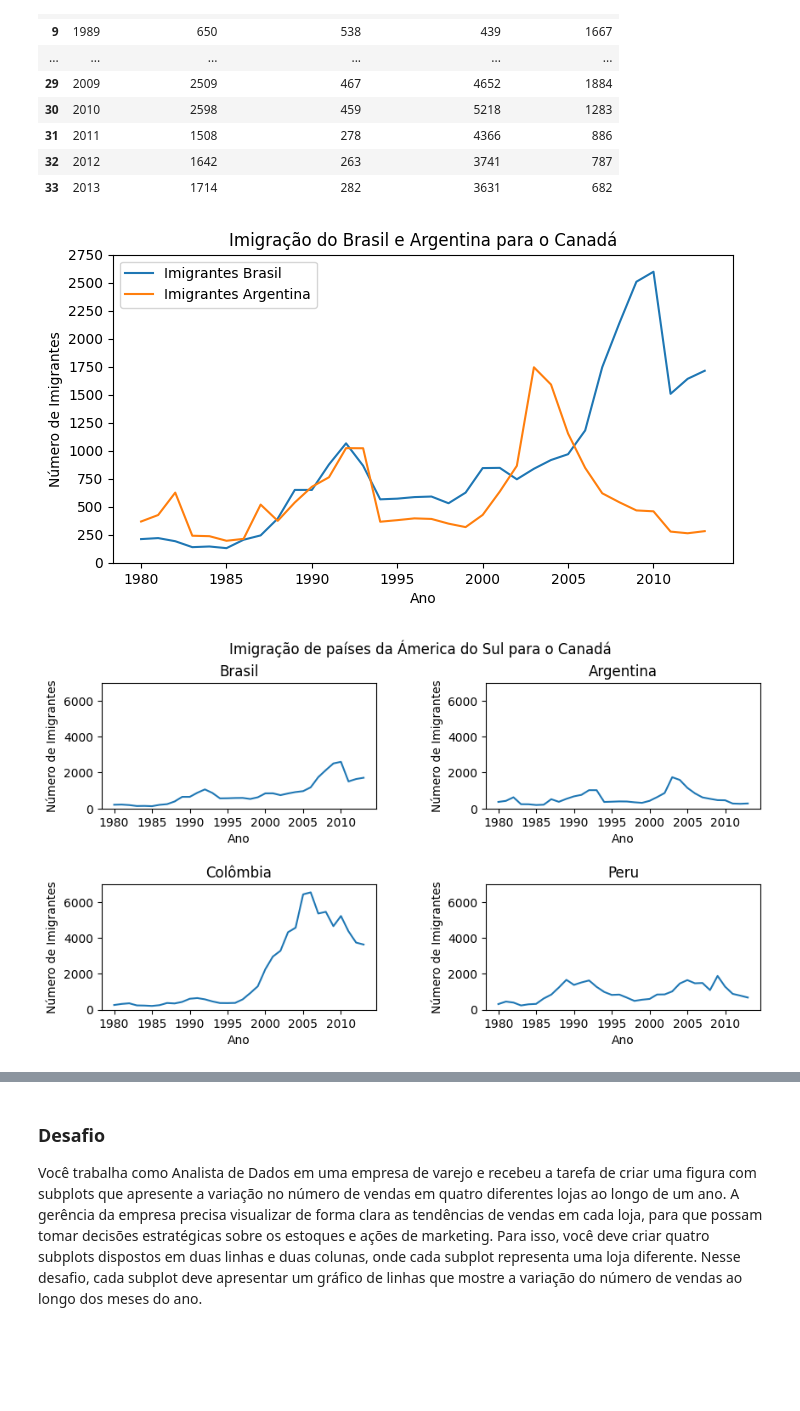
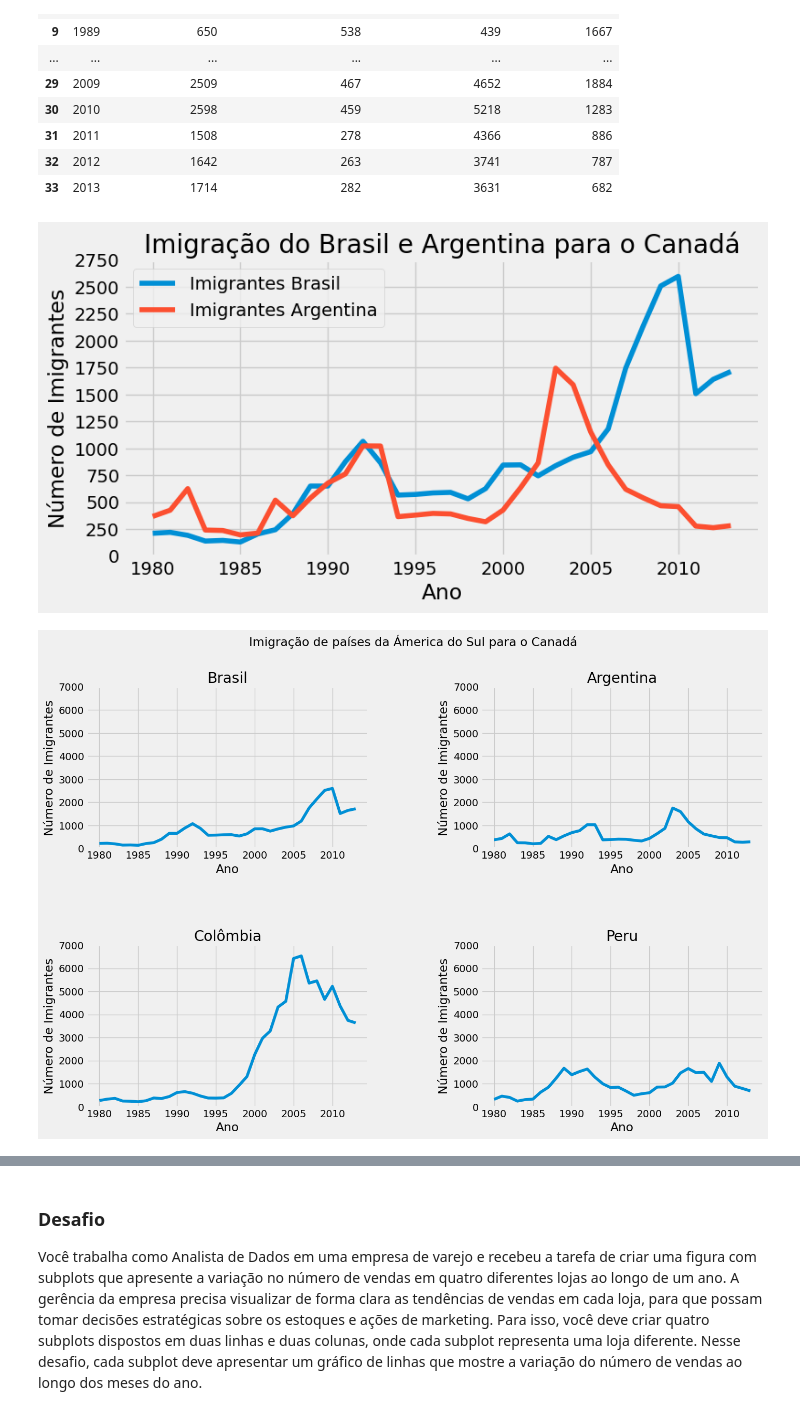
Before and after one commit to joaopfs97/data_science_exploring_data, a Jupyter notebook: data_visualization.ipynb, the cells around one changed output, grey strips where cells are left out. Cells and saved outputs as stored; diff of their text form; code cells hidden in the pictures; blank space fills up the shorter version.

```diff
--- a/data_visualization.ipynb
+++ b/data_visualization.ipynb
@@ -71,20 +71,22 @@ paises
 # %%
 # Construindo gráfico de comparação entre os dois países
 import matplotlib.pyplot as plt
+IPython_default = plt.rcParams.copy()
+plt.style.use('fivethirtyeight')
 plt.figure(figsize=(8,4))
 plt.plot('Ano','Imigrantes Brasil', data=paises)
 plt.plot('Ano','Imigrantes Argentina', data=paises)
 plt.legend()
 plt.xticks(['1980','1985','1990','1995','2000','2005','2010'])
 plt.yticks(range(0,3000,250))
 plt.title('Imigração do Brasil e Argentina para o Canadá')
 plt.xlabel('Ano')
 plt.ylabel('Número de Imigrantes')
 plt.show()
 # %% [output]
-[figure, old version]
+[figure, new version]
 # %%
-fig, axis = plt.subplots(2,2, figsize=(10,5))
+fig, axis = plt.subplots(2,2, figsize=(15,10))
 fig.subplots_adjust(hspace=0.6, wspace=0.4)
 fig.suptitle('Imigração de países da Ámerica do Sul para o Canadá')
 axis[0,0].plot('Ano','Imigrantes Brasil', data=paises)
@@ -107,4 +109,4 @@ for axi in axis.flat:
   axi.set_ylim(0,7000)
 plt.show()
 # %% [output]
-[figure, old version]
+[figure, new version]
```
Also changed, not shown: parts of 3 cells of this notebook.
